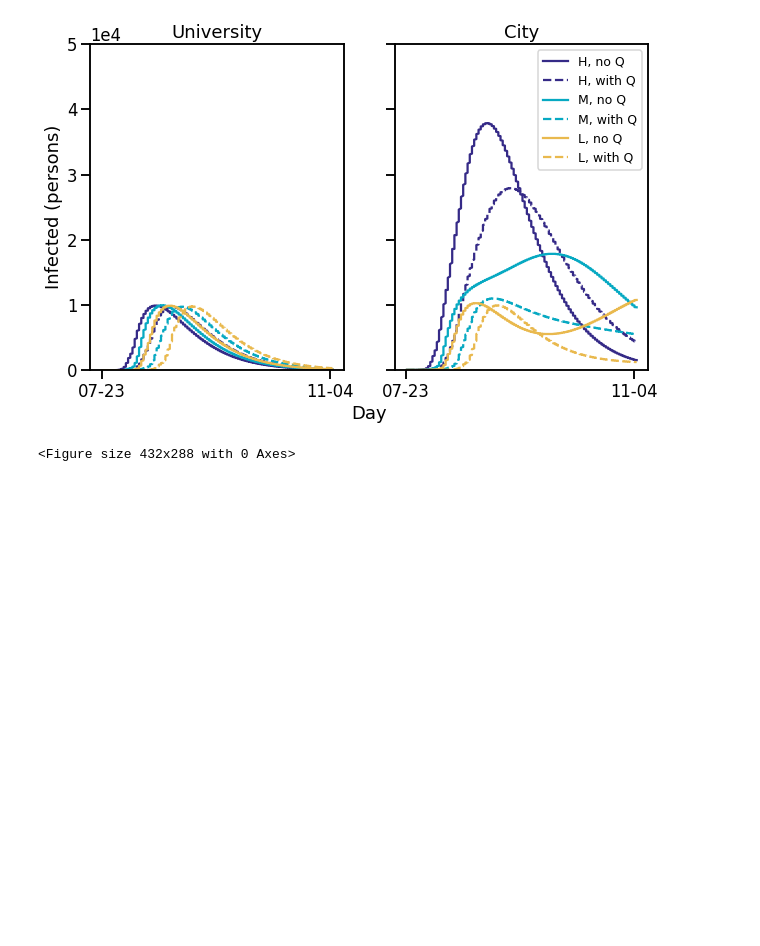
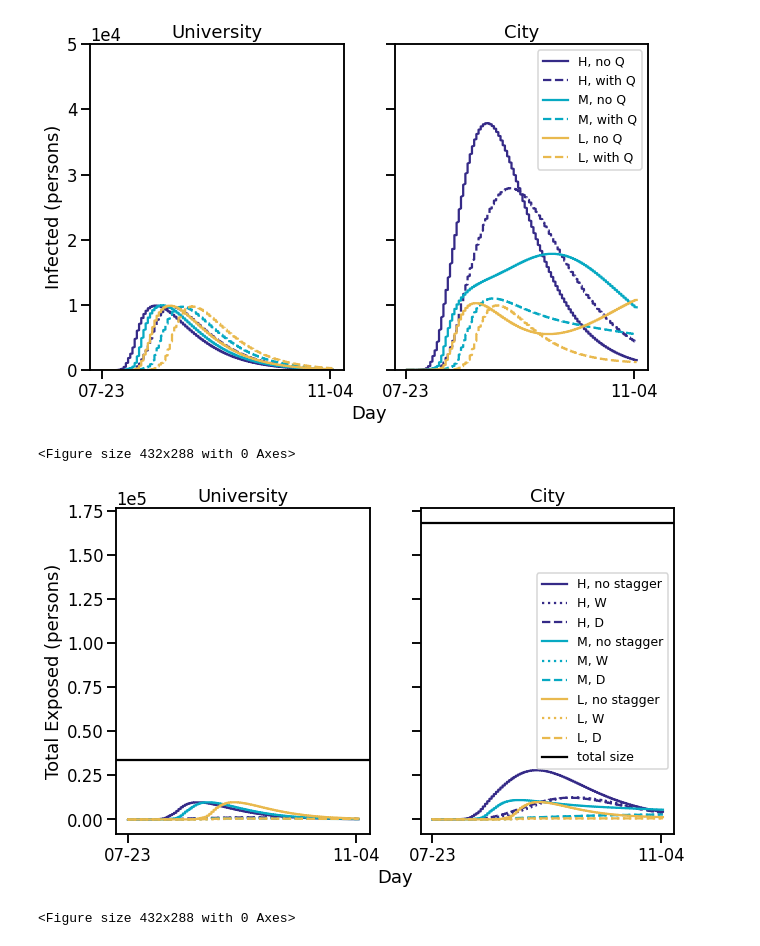
Before and after one commit to clairevalva/mcrn_multi_DA, a Jupyter notebook: multiscale_plot.ipynb, the cells around one changed output. Cells and saved outputs as stored; diff of their text form; code cells hidden in the pictures; blank space fills up the shorter version.

```diff
--- a/multiscale_plot.ipynb
+++ b/multiscale_plot.ipynb
@@ -277,6 +372,74 @@ dataysnoQ_daystag = [[entry.y for entry in dat] for dat in loadednoQ_daystag]
 runstnoQ_daystag = [np.concatenate(entry) for entry in datatsnoQ_daystag]
 runsynoQ_daystag = [np.reshape(np.concatenate(dataysnoQ_daystag[xx],axis = -1),(6,3,np.size(runstnoQ_daystag[xx])))
          for xx in range(len(toloadQ))]
+# %%
+plt.clf()
+sns.set_context("talk")
+f, (ax1, ax2) = plt.subplots(nrows=1, ncols=2,
+                             figsize = (10,6),
+                             sharex = True, sharey = True)
+for xx in range(3):
+    ax1.plot(runstQ_weekstag[xx], runsyQ_weekstag[xx][3,0],
+             label = coupling_labels_new[xx] + ", W",
+             color = parula[xx*25], linestyle = 'dotted' )
+    ax1.plot(runstQ[xx], 2*runsyQ[xx][3,0],
+             label = coupling_labels_new[xx] + ", no stagger",
+             color = parula[xx*25])
+    ax1.plot(runstQ_daystag[xx], runsyQ_daystag[xx][3,0],
+             label = coupling_labels_new[xx] + ", D",
+             color = parula[xx*25],
+             linestyle = 'dashed' )
+
+
+    ax2.plot(runstQ[xx], 2*np.add(runsyQ[xx][3,0],runsyQ[xx][3,1]),
+             label = coupling_labels_new[xx] + ", no stagger",
+             color = parula[xx*25])
+
+    ax2.plot(runstQ_weekstag[xx], np.add(runsyQ_weekstag[xx][3,0],
+                                         runsyQ_weekstag[xx][3,1]),
+             label = coupling_labels_new[xx] + ", W",
+             color = parula[xx*25], linestyle = 'dotted' )
+
+
+    ax2.plot(runstQ_daystag[xx], np.add(runsyQ_daystag[xx][3,0],
+                                         runsyQ_daystag[xx][3,1]),
+             label = coupling_labels_new[xx] + ", D",
+             color = parula[xx*25], linestyle = 'dashed' )
+
+ax2.ticklabel_format(axis="y", style="sci", scilimits=(0,0))
+ax1.ticklabel_format(axis="y", style="sci", scilimits=(0,0))
+ax1.axhline(y=uni_size, c = "black")
+ax2.axhline(y=city_size, label = "total size", c = "black")
+
+ax1.xaxis.set_major_formatter(mdates.DateFormatter('%m-%d'))
+ax1.set_xticks(ticks[1:])
+ax2.set_xticks(ticks[1:])
+
+ax1.set_ylabel("Total Exposed (persons)")
+ax1.set_title("University")
+ax2.set_title("City")
+#ax2.set_ylim(0,2*(10**4))
+
+plt.legend()
+
+# add common x title
+f.add_subplot(111, frameon=False)
+# hide tick and tick label of the big axis
+plt.tick_params(labelcolor='none', top=False,
+                bottom=False, left=False, right=False)
+
+plt.xlabel("Day")
+ax2.legend(fontsize = 'x-small')
+
+ax1.xaxis.set_major_formatter(mdates.DateFormatter('%m-%d'))
+ax1.set_xticks(ticks[1:])
+ax2.set_xticks(ticks[1:])
+
+plt.savefig("figures/08_new_total_exposed.png")
+plt.show()
+# %% [output]
+<Figure size 432x288 with 0 Axes>
+[figure, added]
 # %%
 plt.clf()
 sns.set_context("talk")
```
Also changed, not shown: parts of 10 cells of this notebook, 5 other files.
